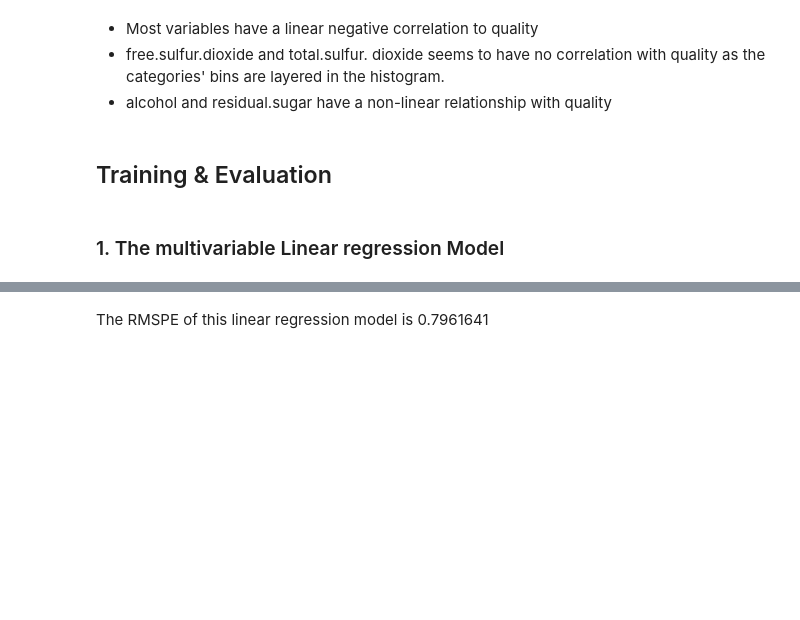
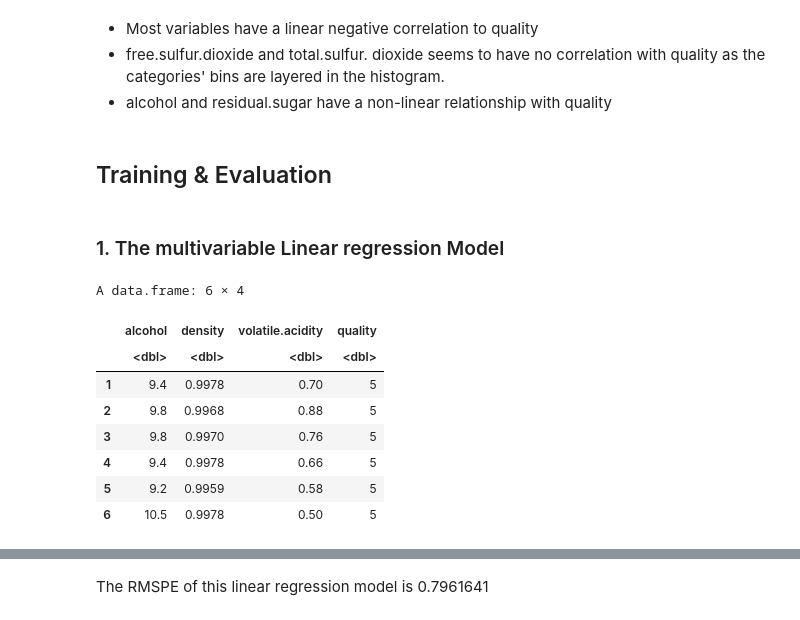
Before and after one commit to AlexNgGit/DSCI-GROUP-3, a Jupyter notebook: src/proposal.ipynb, the cells around one changed output, grey strips where cells are left out. Cells and saved outputs as stored; diff of their text form; code cells hidden in the pictures; blank space fills up the shorter version.

```diff
--- a/src/proposal.ipynb
+++ b/src/proposal.ipynb
@@ -48,8 +49,7 @@ unlink(temp)
 **2. Data Wrangling**
 # %%
 wine_data <- rbind(red_wine, white_wine) |>
-             mutate(across(fixed.acidity:alcohol, as.numeric), quality = ifelse(quality <= 5, 0, 1),
-                   type = as_factor(type))
+             mutate(across(fixed.acidity:alcohol, as.numeric), type = as_factor(type))
 
 write_csv(wine_data, "../data/wine_data.csv")
 # %% [markdown]
@@ -125,9 +185,19 @@ histograms
 # %%
 set.seed(1)
 wine_data_reg <- wine_training |>
                   mutate(quality = as.numeric(quality)) |>
-                  select(alcohol, chlorides, citric.acid, sulphates, type, quality)
+                  select(alcohol, density, volatile.acidity, quality)
 head(wine_data_reg)
+# %% [output]
+A data.frame: 6 × 4
+|  | alcohol | density | volatile.acidity | quality |
+|  | <dbl> | <dbl> | <dbl> | <dbl> |
+| 1 | 9.4 | 0.9978 | 0.70 | 5 |
+| 2 | 9.8 | 0.9968 | 0.88 | 5 |
+| 3 | 9.8 | 0.9970 | 0.76 | 5 |
+| 4 | 9.4 | 0.9978 | 0.66 | 5 |
+| 5 | 9.2 | 0.9959 | 0.58 | 5 |
+| 6 | 10.5 | 0.9978 | 0.50 | 5 |
 # %%
 lm_recipe <- recipe(quality ~ .,
                      data = wine_data_reg)
```
Also changed, not shown: parts of 29 cells of this notebook, 1 other file.
